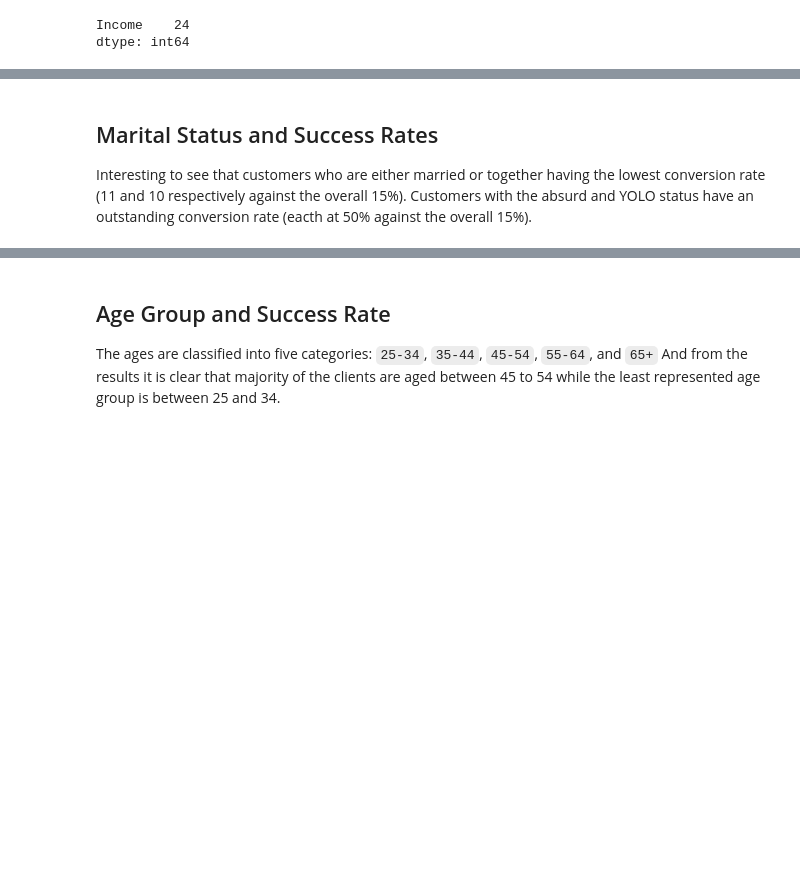
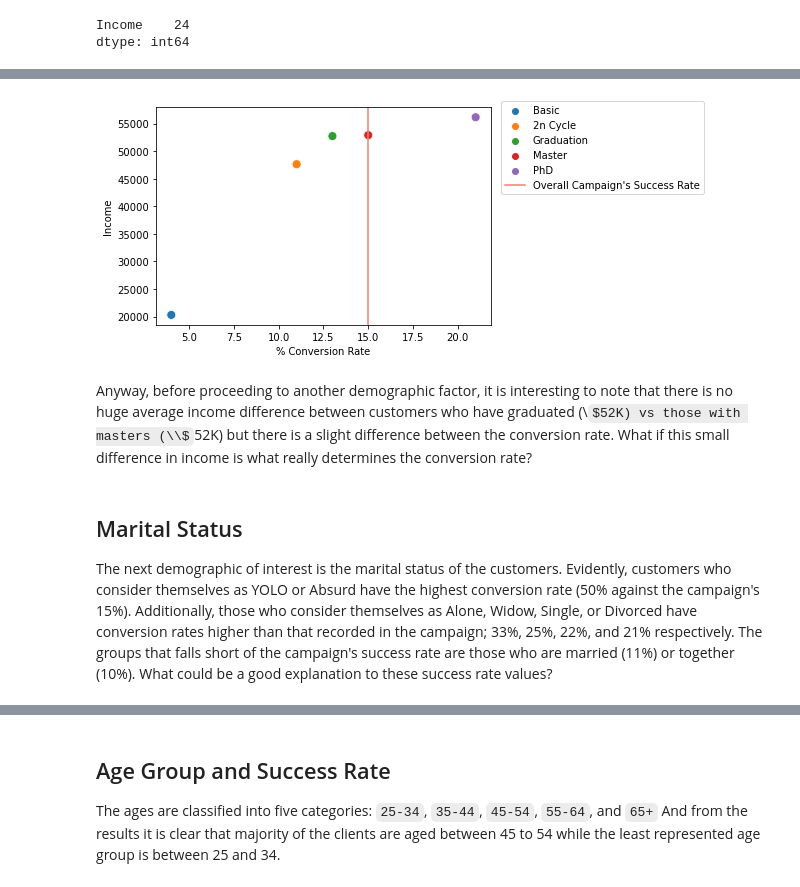
Before and after one commit to Demiga-g/iFood-Marketing-Analysis, a Jupyter notebook: iFood Marketing Analysis.ipynb, the cells around one changed output, grey strips where cells are left out. Drawn from its saved outputs; the diff is of its cells as text; code cells hidden in the pictures; some formulas as TeX source; blank space fills up the shorter version.

```diff
--- a/iFood Marketing Analysis.ipynb
+++ b/iFood Marketing Analysis.ipynb
@@ -222,5 +188,23 @@ twin_plot(education_income,
+# %%
+income_education = (ifood.groupby('Education')
+                    ['Income'].mean())
+
+education_income = (pd.concat([income_education,
+                               edu_conv_rate],
+                              axis=1)
+                    .sort_values(0)
+                    .rename(columns={0: '% Conversion Rate'}))
+
+explain_plot(education_income,
+             x='% Conversion Rate',
+             y='Income')
+plt.legend(loc=(1.03, 0.6));
+# %% [output]
+[figure, added]
+# %% [markdown]
+Anyway, before proceeding to another demographic factor, it is interesting to note that there is no huge average income difference between customers who have graduated (\\$52K) vs those with masters (\\$52K) but there is a slight difference between the conversion rate. What if this small difference in income is what really determines the conversion rate?
 # %% [markdown]
-## Marital Status and Success Rates
+## Marital Status
 
-Interesting to see that customers who are either married or together having the lowest conversion rate (11 and 10 respectively against the overall 15%). Customers with the absurd and YOLO status have an outstanding conversion rate (eacth at 50% against the overall 15%).
+The next demographic of interest is the marital status of the customers. Evidently, customers who consider themselves as YOLO or Absurd have the highest conversion rate (50% against the campaign's 15%). Additionally, those who consider themselves as Alone, Widow, Single, or Divorced have conversion rates higher than that recorded in the campaign; 33%, 25%, 22%, and 21% respectively. The groups that falls short of the campaign's success rate are those who are married (11%) or together (10%). What could be a good explanation to these success rate values?
 # %%
```
Also changed, not shown: parts of 68 cells of this notebook.
